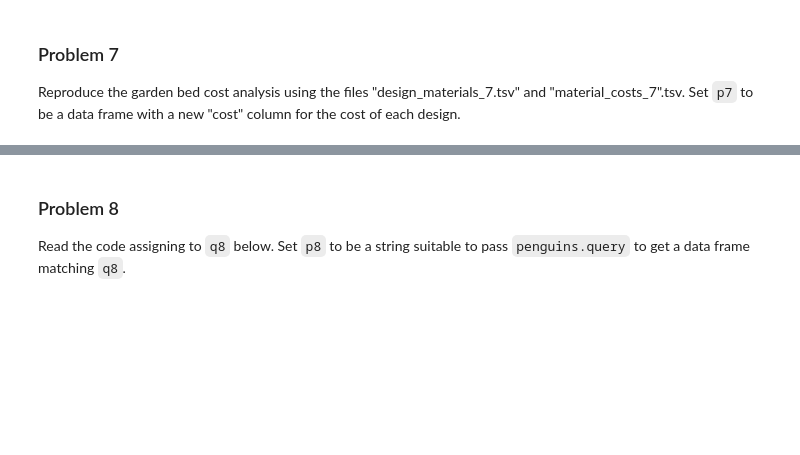
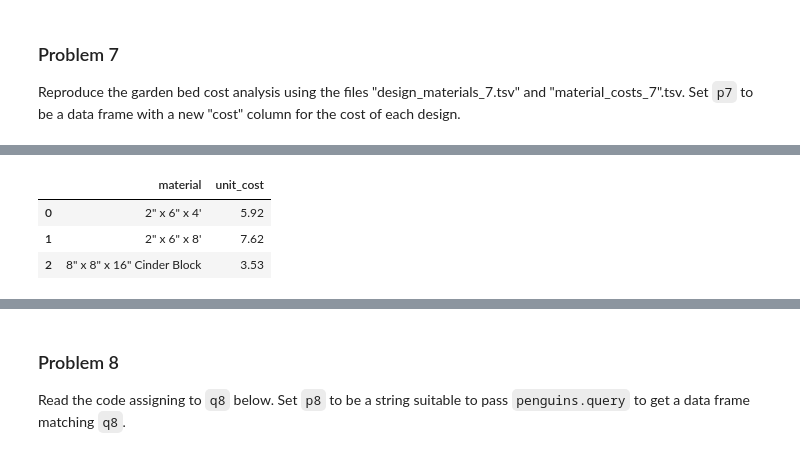
Before and after one commit to kmstepka/dx602-homework-09, a Jupyter notebook: homework.ipynb, the cells around one changed output, grey strips where cells are left out. Cells and saved outputs as stored; diff of their text form; code cells hidden in the pictures; blank space fills up the shorter version.

```diff
--- a/homework.ipynb
+++ b/homework.ipynb
@@ -212,0 +247,8 @@ p7 = ...
+# %%
+cost7 = pd.read_csv("material_costs_7.tsv", sep="\t")
+cost7.head()
+# %% [output]
+|  | material | unit_cost |
+| 0 | 2" x 6" x 4' | 5.92 |
+| 1 | 2" x 6" x 8' | 7.62 |
+| 2 | 8" x 8" x 16" Cinder Block | 3.53 |
```
Also changed, not shown: parts of 47 cells of this notebook.
